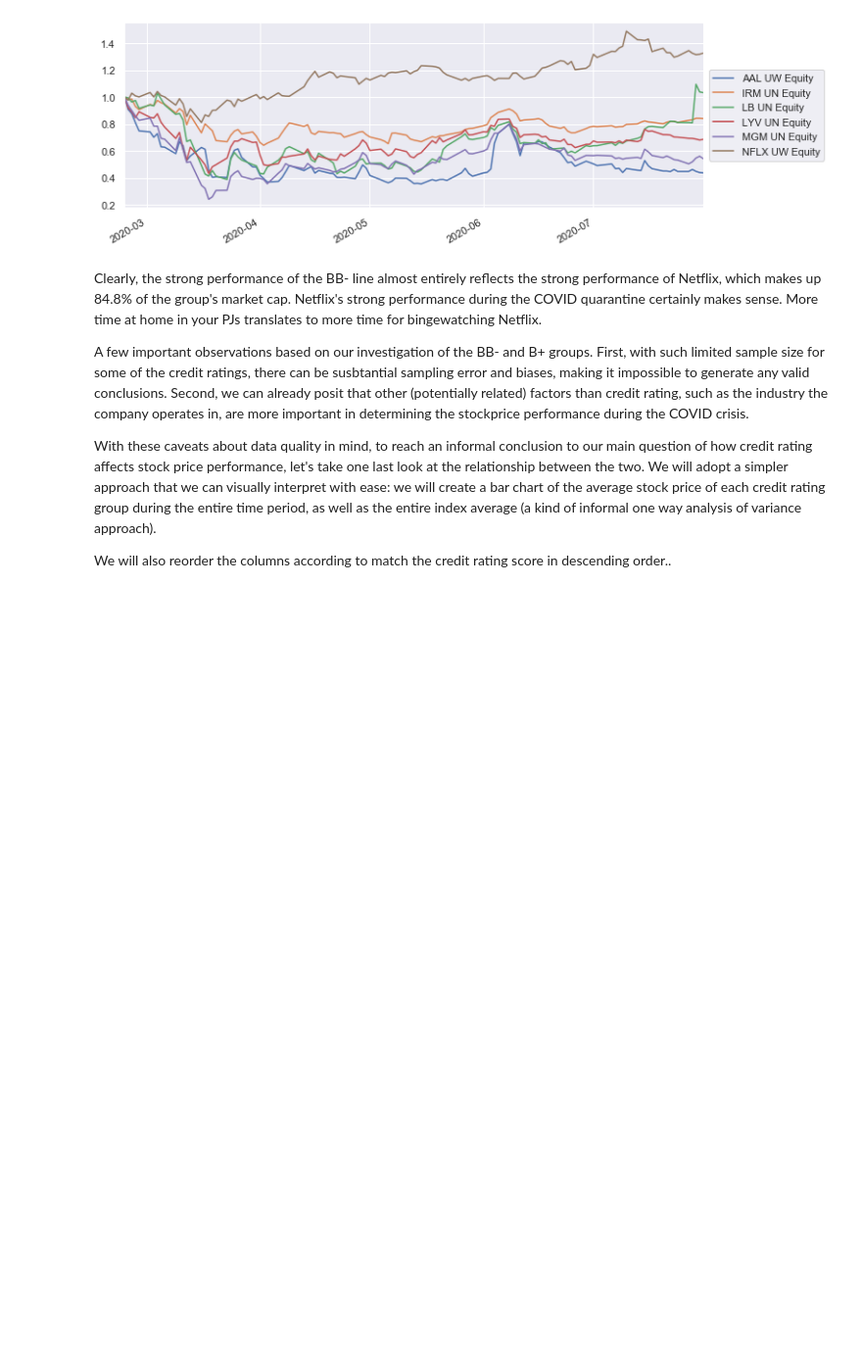
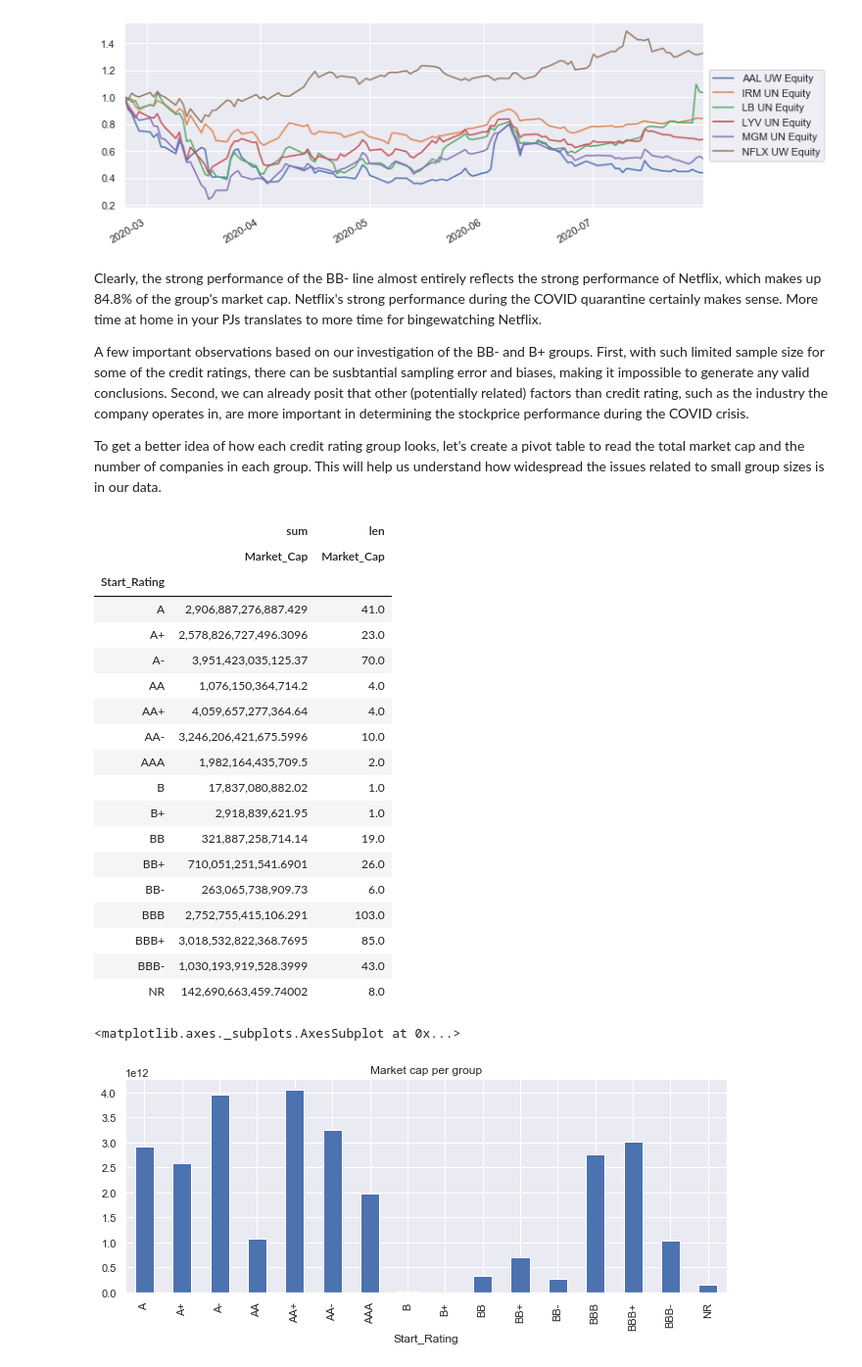
Before and after one commit to njdolce/aug2020-spx-analysis, a Jupyter notebook: aug2020-spx-analysis-blog.ipynb, the cells around one changed output. Shown at 98% size. Drawn from its saved outputs; the diff is of its cells as text; code cells hidden in the pictures; blank space fills up the shorter version.

```diff
--- a/aug2020-spx-analysis-blog.ipynb
+++ b/aug2020-spx-analysis-blog.ipynb
@@ -282,6 +281,35 @@ Clearly, the strong performance of the BB- line almost entirely reflects the str
 
 A few important observations based on our investigation of the BB- and B+ groups. First, with such limited sample size for some of the credit ratings, there can be susbtantial sampling error and biases, making it impossible to generate any valid conclusions. Second, we can already posit that other (potentially related) factors than credit rating, such as the industry the company operates in, are more important in determining the stockprice performance during the COVID crisis.
 
-With these caveats about data quality in mind, to reach an informal conclusion to our main question of how credit rating affects stock price performance, let's take one last look at the relationship between the two. We will adopt a simpler approach that we can visually interpret with ease: we will create a bar chart of the average stock price of each credit rating group during the entire time period, as well as the entire index average (a kind of informal one way analysis of variance approach).
-
-We will also reorder the columns according to match the credit rating score in descending order..
+To get a better idea of how each credit rating group looks, let's create a pivot table to read the total market cap and the number of companies in each group. This will help us understand how widespread the issues related to small group sizes is in our data.
+# %%
+# change pandas formatting to make large market cap sums easier to read
+pd.options.display.float_format = '{:,}'.format
+
+# create pivot_table of total market cap and count per credit rating
+groups_pivot_table = pd.pivot_table(spx_cred_prices, index=['Start_Rating'], values=['Market_Cap'], aggfunc=[np.sum,len])
+
+display(groups_pivot_table)
+groups_pivot_table[('sum', 'Market_Cap')].plot(kind='bar', title='Market cap per group')
+# %% [output]
+|  | sum | len |
+|  | Market_Cap | Market_Cap |
+| Start_Rating |  |  |
+| A | 2,906,887,276,887.429 | 41.0 |
+| A+ | 2,578,826,727,496.3096 | 23.0 |
+| A- | 3,951,423,035,125.37 | 70.0 |
+| AA | 1,076,150,364,714.2 | 4.0 |
+| AA+ | 4,059,657,277,364.64 | 4.0 |
+| AA- | 3,246,206,421,675.5996 | 10.0 |
+| AAA | 1,982,164,435,709.5 | 2.0 |
+| B | 17,837,080,882.02 | 1.0 |
+| B+ | 2,918,839,621.95 | 1.0 |
+| BB | 321,887,258,714.14 | 19.0 |
+| BB+ | 710,051,251,541.6901 | 26.0 |
+| BB- | 263,065,738,909.73 | 6.0 |
+| BBB | 2,752,755,415,106.291 | 103.0 |
+| BBB+ | 3,018,532,822,368.7695 | 85.0 |
+| BBB- | 1,030,193,919,528.3999 | 43.0 |
+| NR | 142,690,663,459.74002 | 8.0 |
+<matplotlib.axes._subplots.AxesSubplot at 0x...>
+[figure, added]
```
Also changed, not shown: parts of 21 cells of this notebook.
